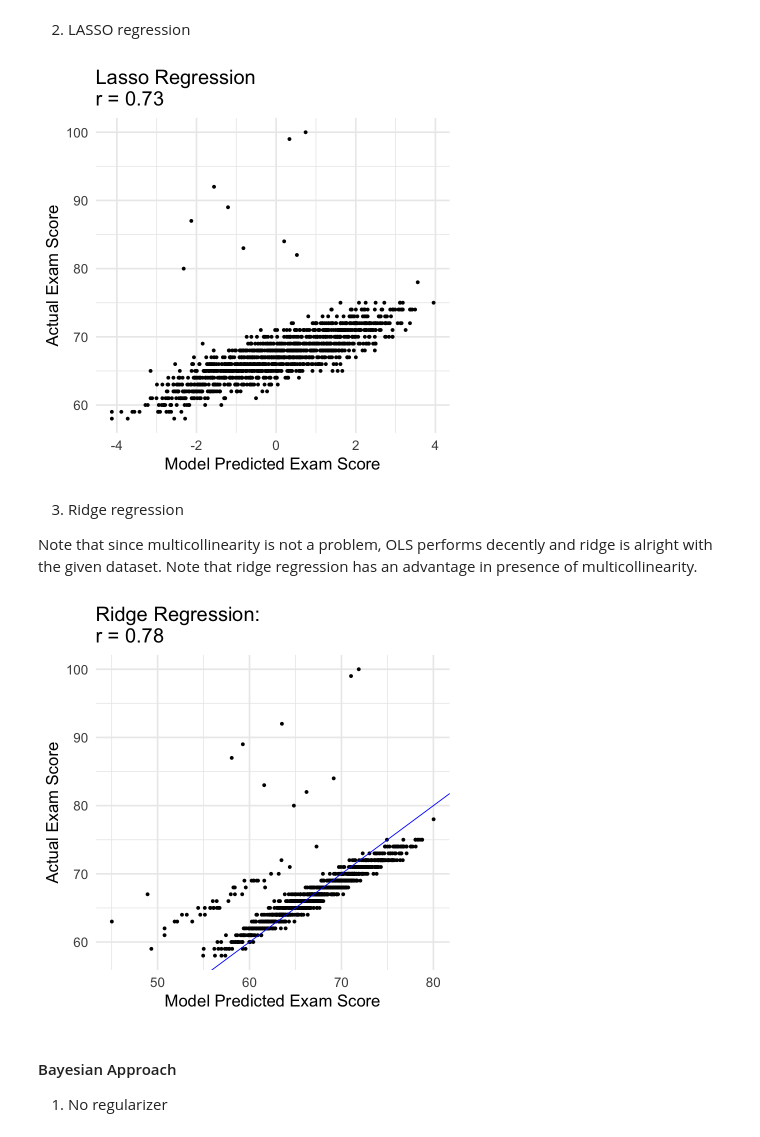
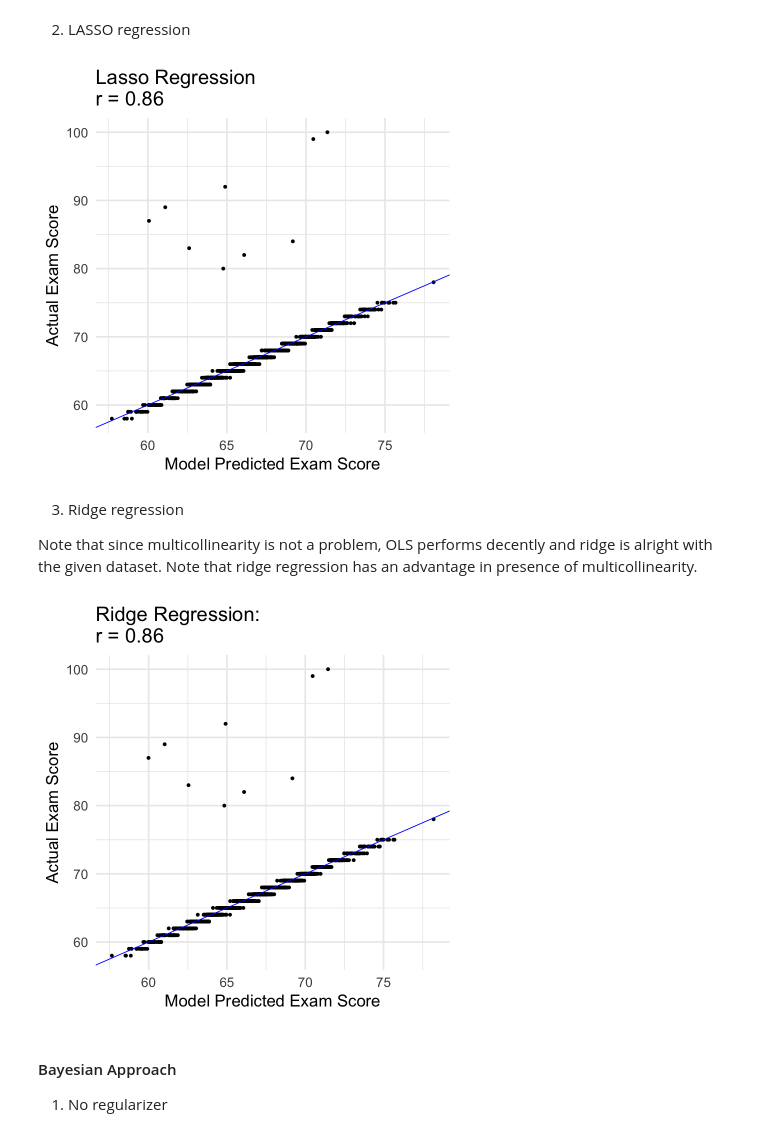
Before and after one commit to hd54/stat447c, a Jupyter notebook: proposal.ipynb, the cells around one changed output. Cells and saved outputs as stored; diff of their text form; code cells hidden in the pictures.

```diff
--- a/proposal.ipynb
+++ b/proposal.ipynb
@@ -270,9 +274,9 @@ Warning message:
 lambdas <- 10^seq(3, -2, by = -.1)
 
 fit_lasso <- glmnet(x = x_train_scale, y = y_train,
-                    alpha = 1, lambda = lambdas, intercept = FALSE)
+                    alpha = 1, lambda = lambdas)
 cv_lasso <- cv.glmnet(x = x_train_scale, y = y_train,
-                      alpha = 1, lambda = lambdas, intercept = FALSE,
+                      alpha = 1, lambda = lambdas,
                       grouped = FALSE)
 
 opt_lambda <- cv_lasso$lambda.min
@@ -287,7 +291,7 @@ qplot(x = y_pred_lasso[, 1], y = y_test,
   ylab("Actual Exam Score") +
   theme_minimal(base_size = 20)
 # %% [output]
-[figure, old version]
+[figure, new version]
 # %% [markdown]
 3. Ridge regression
 
@@ -295,25 +299,25 @@ Note that since multicollinearity is not a problem, OLS performs decently and ri
 # %%
 lambdas <- 10^seq(3, -2, by = -.1)
 
 fit_ridge <- glmnet(x = x_train, y = y_train,
-                    alpha = 0, lambda = lambdas, intercept = FALSE)
+                    alpha = 0, lambda = lambdas)
 cv_ridge <- cv.glmnet(x = x_train, y = y_train,
-                      alpha = 0, lambda = lambdas, intercept = FALSE,
+                      alpha = 0, lambda = lambdas,
                       grouped = FALSE)
 
 opt_lambda <- cv_ridge$lambda.min
 
 y_pred <- predict(fit_ridge, s = opt_lambda, newx = x_test)
 
 qplot(x = y_pred[, 1], y = y_test,
       main = paste0("Ridge Regression:\n",
                     "r = ", round(cor(y_test, y_pred[, 1]), 2))) +
   geom_abline(color = "blue") +
   xlab("Model Predicted Exam Score") +
   ylab("Actual Exam Score") +
   theme_minimal(base_size = 20)
 # %% [output]
-[figure, old version]
+[figure, new version]
 # %% [markdown]
 #### Bayesian Approach
 
```
Also changed, not shown: parts of 8 cells of this notebook, 2 other files.
